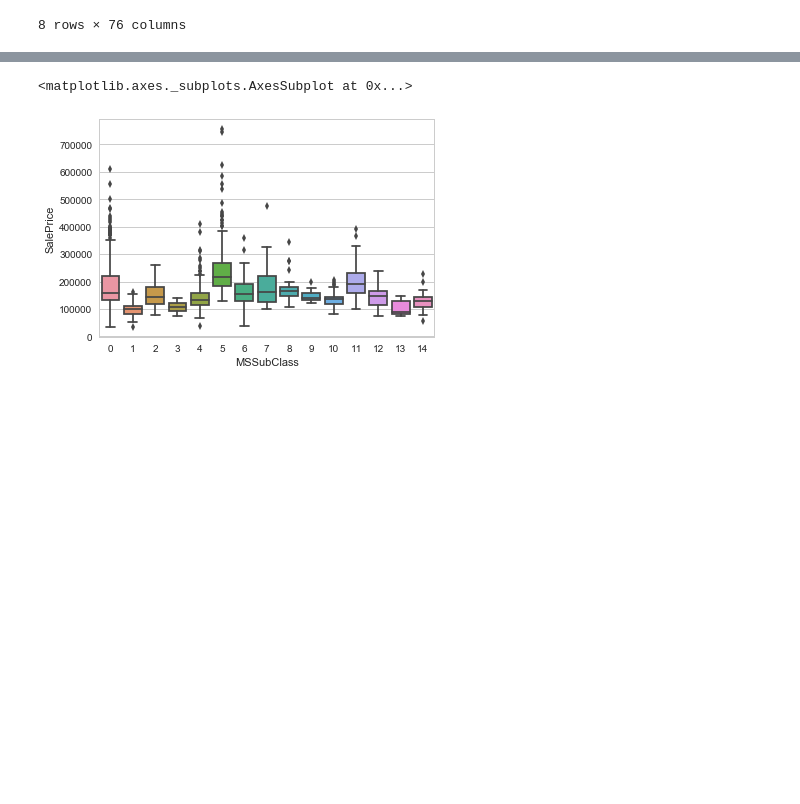
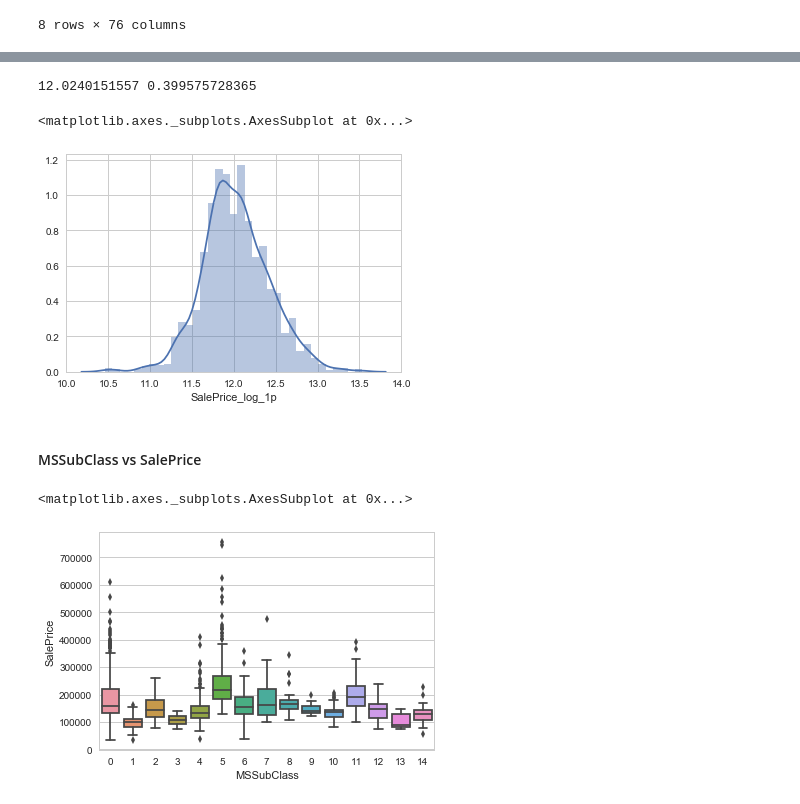
Before and after one commit to kkchuchu/kkchuchu.mushroom, a Jupyter notebook: kaggle/hp/House Prices- Advanced Regression Techniques.ipynb, the cells around one changed output, grey strips where cells are left out. Saved outputs shown, nothing was run; the diff lists cells and outputs as text; code cells hidden in the pictures; blank space fills up the shorter version.

```diff
--- a/kaggle/hp/House Prices- Advanced Regression Techniques.ipynb
+++ b/kaggle/hp/House Prices- Advanced Regression Techniques.ipynb
@@ -141,0 +188,3 @@ sns.distplot(dr['SalePrice_z'])
+# %%
+# rmsle do increase accuray.
+train = train.assign(SalePrice_log_y = lambda x: np.log(x['SalePrice']))
@@ -142,3 +210,16 @@ sns.distplot(dr['SalePrice_z'])
+# %%
+train = train.assign(SalePrice_log_1p = lambda x: np.log1p(x['SalePrice']))
+(mu, sigma) = norm.fit(train['SalePrice_log_1p'])
+print(mu, sigma)
+# %% [output]
+12.0240151557 0.399575728365
+# %%
+sns.distplot(train['SalePrice_log_1p'])
+# %% [output]
+<matplotlib.axes._subplots.AxesSubplot at 0x...>
+[figure, added]
+# %% [markdown]
+#### MSSubClass vs SalePrice
 # %%
 # Display MSSubClass vs SalePrice
 sns.boxplot(x="MSSubClass", y="SalePrice", data=dr)
```
Also changed, not shown: parts of 38 cells of this notebook.
